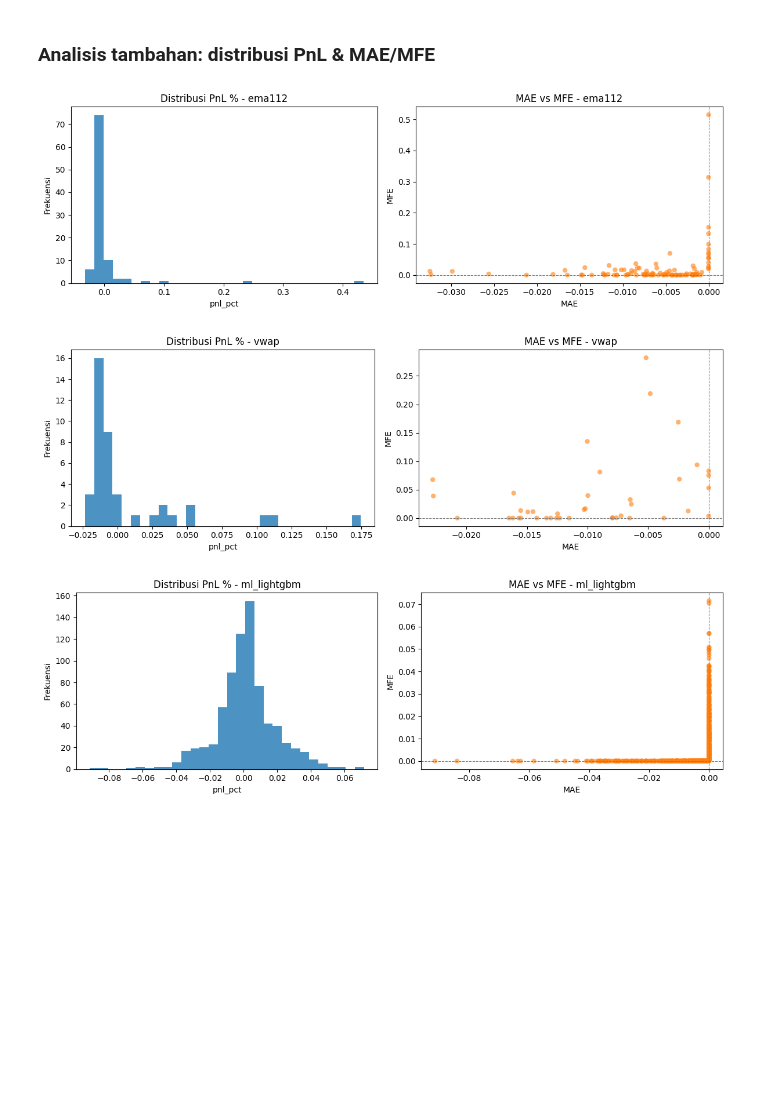
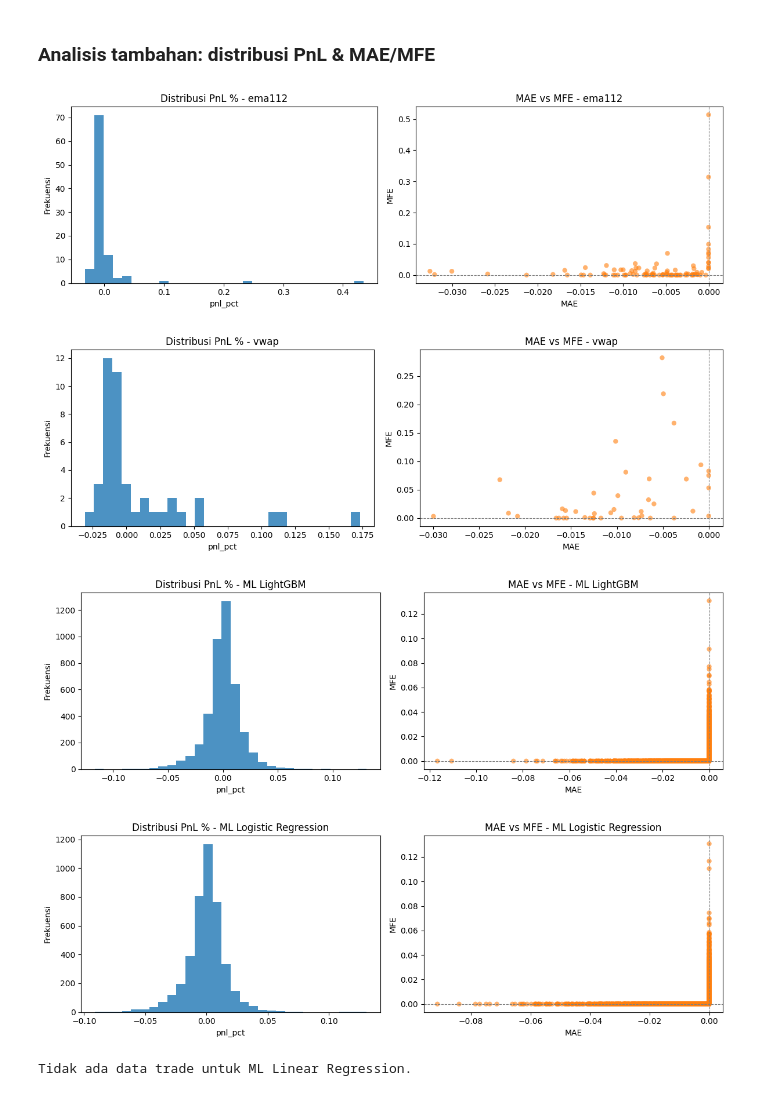
Before and after one commit to amri-qrypto/backtest-indicator, a Jupyter notebook: notebooks/strategy_comparison.ipynb, the cells around one changed output. Cells and saved outputs as stored; diff of their text form; code cells hidden in the pictures; blank space fills up the shorter version.

```diff
--- a/notebooks/strategy_comparison.ipynb
+++ b/notebooks/strategy_comparison.ipynb
@@ -48,10 +48,20 @@ from src.performance.metrics import summarise_bar_returns  # noqa: E402  # isort
 # %% [markdown]
 ### Konfigurasi strategi
 # %%
-DATA_PATH = PROJECT_ROOT / 'data' / 'OKX_ETHUSDT.P, 60.csv'
+DATA_PATH = PROJECT_ROOT / 'data' / 'BINANCE_ETHUSDT.P, 60.csv'
 OUTPUT_DIR = PROJECT_ROOT / 'outputs' / 'strategy_comparison'
 OUTPUT_DIR.mkdir(parents=True, exist_ok=True)
-ML_PREDICTIONS_PATH = PROJECT_ROOT / 'outputs' / 'predictions' / 'lightgbm_ml_baseline_predictions.csv'
+
+ML_PREDICTION_PATHS = {
+    'ml_lightgbm': PROJECT_ROOT / 'outputs' / 'predictions' / 'lightgbm_ml_baseline_predictions.csv',
+    'ml_logreg': PROJECT_ROOT / 'outputs' / 'predictions' / 'ml_logreg_baseline_predictions.csv',
+    'ml_linreg': PROJECT_ROOT / 'outputs' / 'predictions' / 'ml_linreg_baseline_predictions.csv',
+}
+ML_DISPLAY_LABELS = {
+    'ml_lightgbm': 'ML LightGBM',
+    'ml_logreg': 'ML Logistic Regression',
+    'ml_linreg': 'ML Linear Regression',
+}
 SECONDS_IN_YEAR = 365 * 24 * 60 * 60
 BARS_PER_DAY = 24.0
 BARS_PER_YEAR = BARS_PER_DAY * 365.0
@@ -639,14 +689,20 @@ Eksposur & jumlah trade:
 # %% [markdown]
 ### Cuplikan trade terbaru
 # %%
+
 for label, output in results.items():
     print(f"Trade terbaru untuk {label}:")
     tail_trades = output.trades.tail().reset_index(drop=True)
     display(tail_trades)
 
-if ml_trades is not None and not ml_trades.empty:
-    print("Trade terbaru untuk ml_lightgbm:")
-    display(ml_trades.tail().reset_index(drop=True))
+if ml_trades_map:
+    for ml_label, ml_trades in ml_trades_map.items():
+        if ml_trades is None or ml_trades.empty:
+            print(f"Prediksi {ml_label} belum menghasilkan trade untuk ditampilkan.")
+            continue
+        display_name = ML_DISPLAY_LABELS.get(ml_label, ml_label)
+        print(f"Trade terbaru untuk {display_name}:")
+        display(ml_trades.tail().reset_index(drop=True))
 else:
     print("Prediksi ML belum menghasilkan trade untuk ditampilkan.")
 # %% [output]
@@ -675,44 +739,48 @@ Trade terbaru untuk ml_lightgbm:
 # %% [markdown]
 ### Analisis tambahan: distribusi PnL & MAE/MFE
 # %%
+
 plot_payload = {label: output.trades for label, output in results.items()}
-if ml_trades is not None:
-    plot_payload['ml_lightgbm'] = ml_trades
+for ml_label, trades in ml_trades_map.items():
+    if trades is not None:
+        plot_payload[ML_DISPLAY_LABELS.get(ml_label, ml_label)] = trades
 
 for label, trades in plot_payload.items():
     if trades is None or trades.empty:
         print(f'Tidak ada data trade untuk {label}.')
         continue
     pnl = trades.get('pnl_pct')
     if pnl is None:
         print(f'Tidak ada kolom pnl_pct untuk {label}.')
         continue
     fig, axes = plt.subplots(1, 2, figsize=(12, 4))
     axes[0].hist(pnl.dropna(), bins=30, color='#1f77b4', alpha=0.8)
     axes[0].set_title(f'Distribusi PnL % - {label}')
     axes[0].set_xlabel('pnl_pct')
     axes[0].set_ylabel('Frekuensi')
 
     mae = trades.get('mae')
     mfe = trades.get('mfe')
     mae_mfe = None
     if mae is not None and mfe is not None:
         mae_mfe = pd.DataFrame({'mae': mae, 'mfe': mfe}).dropna()
     if mae_mfe is not None and not mae_mfe.empty:
         axes[1].scatter(mae_mfe['mae'], mae_mfe['mfe'], alpha=0.6, color='#ff7f0e', edgecolor='none')
     else:
         axes[1].text(0.5, 0.5, 'Tidak ada data MAE/MFE', transform=axes[1].transAxes, ha='center')
     axes[1].set_title(f'MAE vs MFE - {label}')
     axes[1].set_xlabel('MAE')
     axes[1].set_ylabel('MFE')
     axes[1].axhline(0, color='grey', linewidth=0.8, linestyle='--')
     axes[1].axvline(0, color='grey', linewidth=0.8, linestyle='--')
     plt.tight_layout()
     plt.show()
 # %% [output]
-[figure, old version]
+[figure, new version]
-[figure, old version]
+[figure, new version]
-[figure, old version]
+[figure, new version]
+[figure, added]
+Tidak ada data trade untuk ML Linear Regression.
 # %%
 import importlib.util
 from pathlib import Path
```
Also changed, not shown: parts of 4 cells of this notebook, 36 other files.
